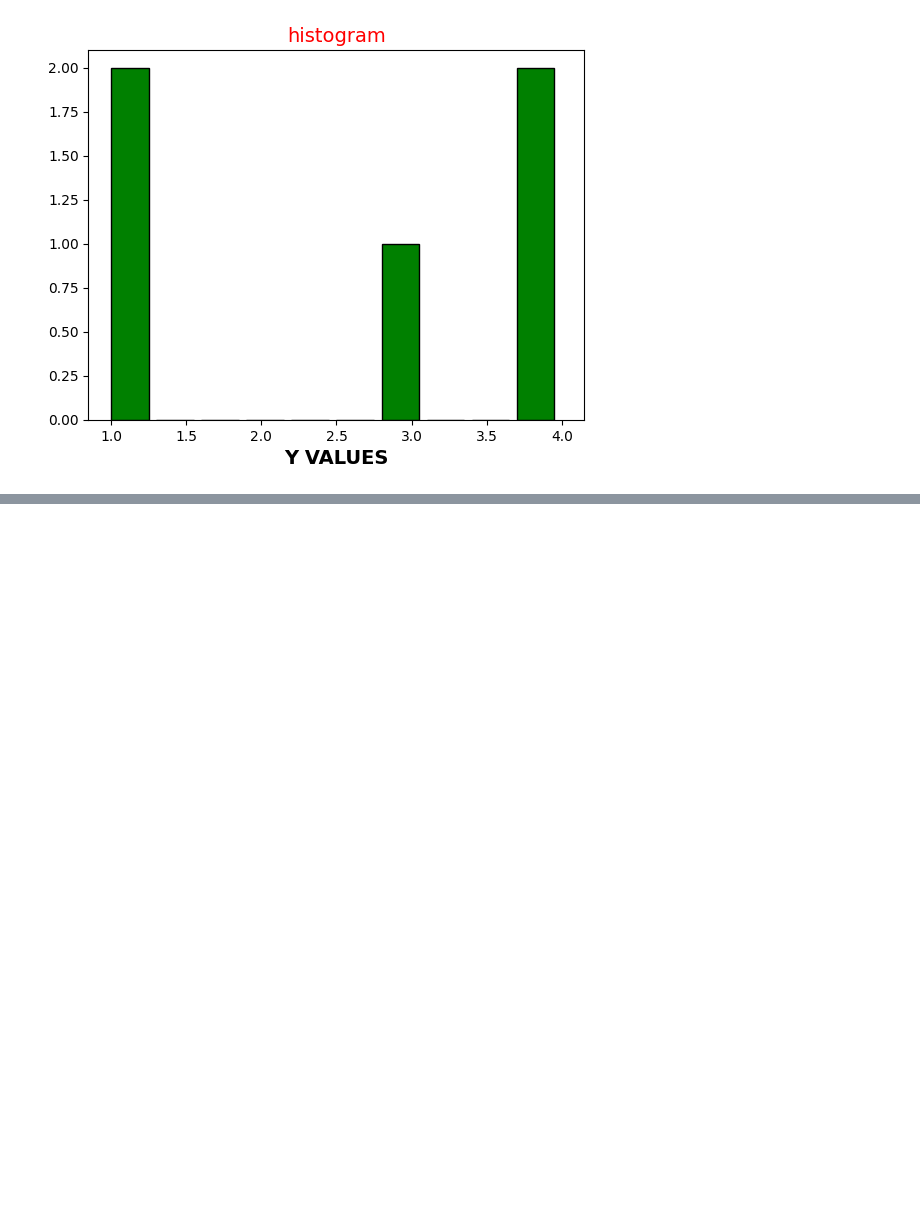
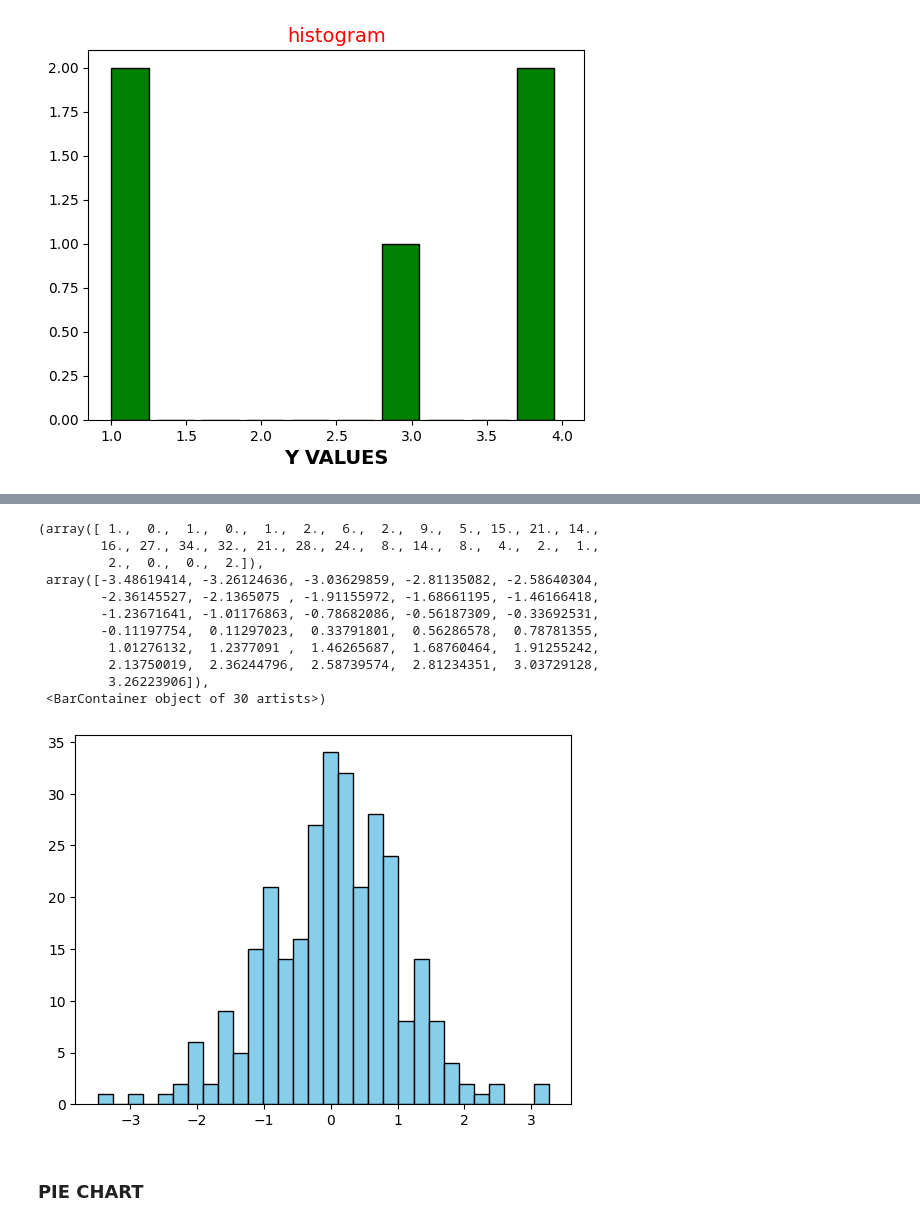
Before and after one commit to ShrikeshB/AIML, a Jupyter notebook: graphs.ipynb, the cells around one changed output, grey strips where cells are left out. Drawn from its saved outputs; the diff is of its cells as text; code cells hidden in the pictures; blank space fills up the shorter version.

```diff
--- a/graphs.ipynb
+++ b/graphs.ipynb
@@ -94,0 +98,3 @@ plt.show()
+# %%
+data = np.random.randn(300)
+print(data)
@@ -94,0 +119,17 @@ plt.show()
+# %%
+plt.hist(data, bins=30,color="skyblue",edgecolor='black')
+# %% [output]
+(array([ 1.,  0.,  1.,  0.,  1.,  2.,  6.,  2.,  9.,  5., 15., 21., 14.,
+        16., 27., 34., 32., 21., 28., 24.,  8., 14.,  8.,  4.,  2.,  1.,
+         2.,  0.,  0.,  2.]),
+ array([-3.48619414, -3.26124636, -3.03629859, -2.81135082, -2.58640304,
+        -2.36145527, -2.1365075 , -1.91155972, -1.68661195, -1.46166418,
+        -1.23671641, -1.01176863, -0.78682086, -0.56187309, -0.33692531,
+        -0.11197754,  0.11297023,  0.33791801,  0.56286578,  0.78781355,
+         1.01276132,  1.2377091 ,  1.46265687,  1.68760464,  1.91255242,
+         2.13750019,  2.36244796,  2.58739574,  2.81234351,  3.03729128,
+         3.26223906]),
+ <BarContainer object of 30 artists>)
+[figure, added]
+# %% [markdown]
+### PIE CHART
```
Also changed, not shown: parts of 25 cells of this notebook, 13 other files.
